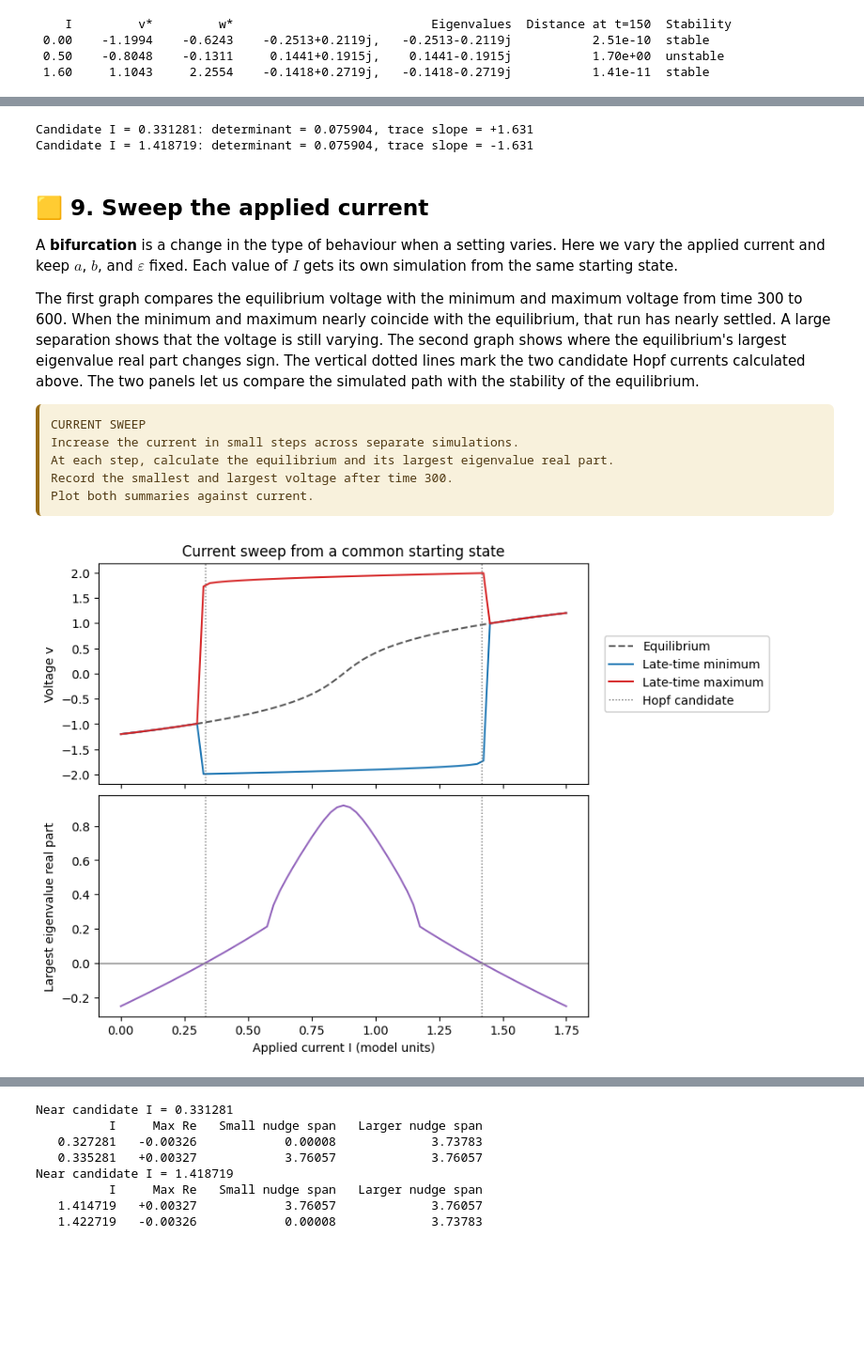
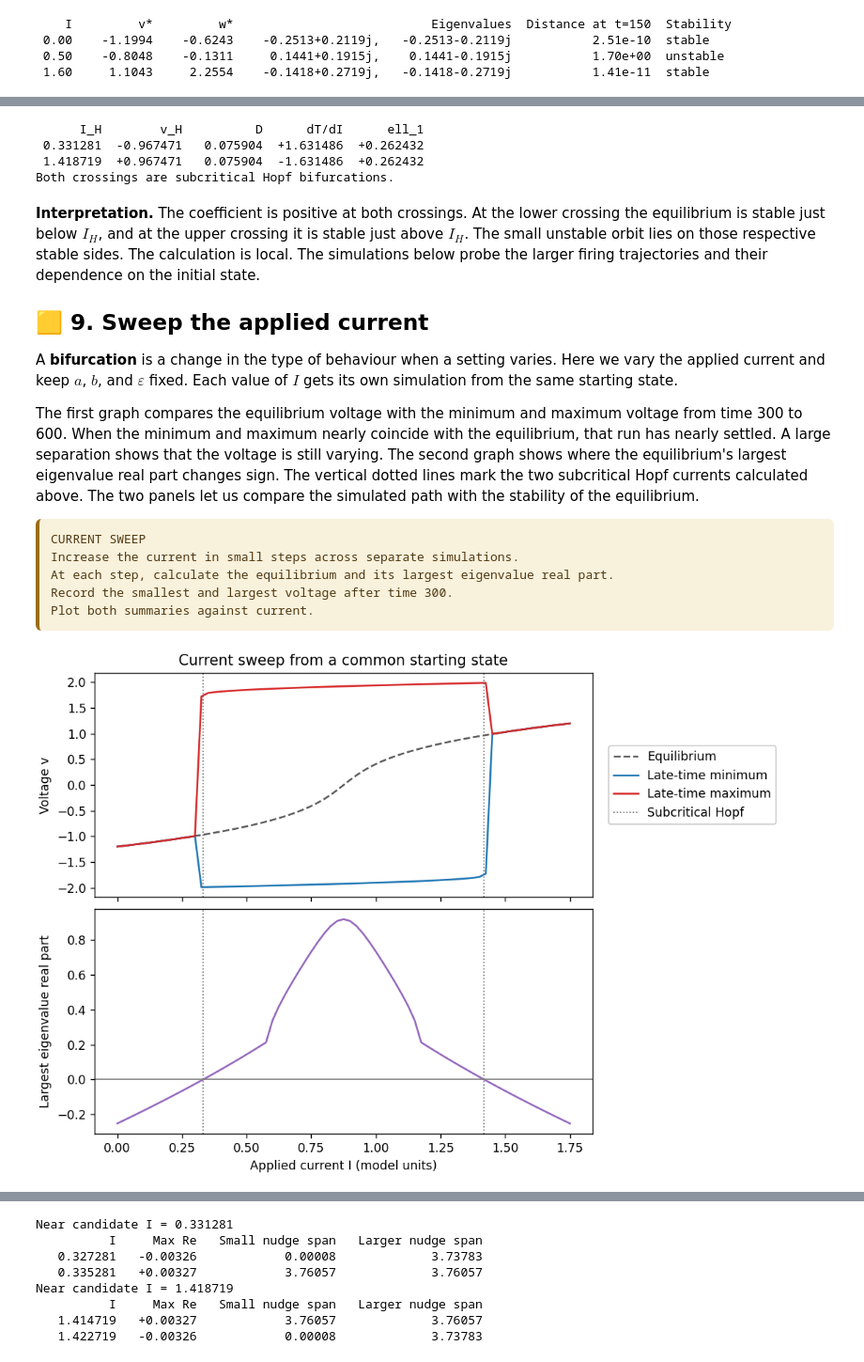
Before and after one commit to JaivinB/Mathematical-Modelling-Group-Project-MAC-F314, a Jupyter notebook: fhn_project.ipynb, the cells around one changed output, grey strips where cells are left out. Shown at 94% size. Cells and saved outputs as stored; diff of their text form; code cells hidden in the pictures; blank space fills up the shorter version.

```diff
--- a/fhn_project.ipynb
+++ b/fhn_project.ipynb
@@ -343,8 +384,8 @@ hopf_magnitude = (1 - epsilon * b)**0.5
 offset = 0.004
 hopf_currents = []
 
+print(f"{'I_H':>9} {'v_H':>10} {'D':>10} {'dT/dI':>10} {'ell_1':>10}")
 for v_h in (-hopf_magnitude, hopf_magnitude):
-    # Read I from the voltage nullcline at the candidate equilibrium.
     current_h = (v_h + a) / b - v_h + v_h**3 / 3
     trace, determinant = trace_and_determinant(v_h)
     trace_slope = -2 * b * v_h / (b * v_h**2 + 1 - b)
@@ -353,17 +394,37 @@ for v_h in (-hopf_magnitude, hopf_magnitude):
     assert abs(trace) < 1e-12 and determinant > 0
     assert trace_slope != 0 and left_rate * right_rate < 0
 
-    print(f"Candidate I = {current_h:.6f}: determinant = {determinant:.6f}, trace slope = {trace_slope:+.3f}")
+    # Compute the coefficient from the derivatives, then check the simplified form.
+    omega = determinant**0.5
+    p = epsilon * b
+    f_xx = -2 * v_h / omega
+    f_xxx = -2 / omega
+    g_xx = 2 * p * v_h / omega**2
+    lyapunov = (f_xxx - f_xx * g_xx) / 16
+    closed_form = epsilon * (2 * b - 1 - epsilon * b**2) / (8 * omega**3)
+    assert abs(lyapunov - closed_form) < 1e-12
+    assert lyapunov > 0
+
     hopf_currents.append(current_h)
+    print(f"{current_h:9.6f} {v_h:+10.6f} {determinant:10.6f} {trace_slope:+10.6f} {lyapunov:+10.6f}")
+
+assert largest_real_part(equilibrium(0.0)[0]) < 0
+assert largest_real_part(equilibrium(sum(hopf_currents) / 2)[0]) > 0
+assert largest_real_part(equilibrium(1.6)[0]) < 0
+print("Both crossings are subcritical Hopf bifurcations.")
 # %% [output]
-Candidate I = 0.331281: determinant = 0.075904, trace slope = +1.631
-Candidate I = 1.418719: determinant = 0.075904, trace slope = -1.631
+      I_H        v_H          D      dT/dI      ell_1
+ 0.331281  -0.967471   0.075904  +1.631486  +0.262432
+ 1.418719  +0.967471   0.075904  -1.631486  +0.262432
+Both crossings are subcritical Hopf bifurcations.
 # %% [markdown]
+**Interpretation.** The coefficient is positive at both crossings. At the lower crossing the equilibrium is stable just below $I_H$, and at the upper crossing it is stable just above $I_H$. The small unstable orbit lies on those respective stable sides. The calculation is local. The simulations below probe the larger firing trajectories and their dependence on the initial state.
+
 ## 🟨 9. Sweep the applied current
 
 A **bifurcation** is a change in the type of behaviour when a setting varies. Here we vary the applied current and keep $a$, $b$, and $\varepsilon$ fixed. Each value of $I$ gets its own simulation from the same starting state.
 
-The first graph compares the equilibrium voltage with the minimum and maximum voltage from time 300 to 600. When the minimum and maximum nearly coincide with the equilibrium, that run has nearly settled. A large separation shows that the voltage is still varying. The second graph shows where the equilibrium's largest eigenvalue real part changes sign. The vertical dotted lines mark the two candidate Hopf currents calculated above. The two panels let us compare the simulated path with the stability of the equilibrium.
+The first graph compares the equilibrium voltage with the minimum and maximum voltage from time 300 to 600. When the minimum and maximum nearly coincide with the equilibrium, that run has nearly settled. A large separation shows that the voltage is still varying. The second graph shows where the equilibrium's largest eigenvalue real part changes sign. The vertical dotted lines mark the two subcritical Hopf currents calculated above. The two panels let us compare the simulated path with the stability of the equilibrium.
 
 <pre style="background-color: #F8F1DC; color: #4F3811; padding: 12px; border-left: 4px solid #9A6D17;"><code>CURRENT SWEEP
 Increase the current in small steps across separate simulations.
@@ -375,35 +436,35 @@ currents = [step / 40 for step in range(71)]
 late_times = [0.0] + [300 + step / 5 for step in range(1501)]
 equilibrium_voltages, real_parts = [], []
 minimum_voltages, maximum_voltages = [], []
 
 for current in currents:
     v_star, _ = equilibrium(current)
     equilibrium_voltages.append(v_star)
     real_parts.append(largest_real_part(v_star))
     # Keep time zero for the initial state, then take extrema only in the late window.
     late_voltage = simulate(near_rest, current, late_times)[0, 1:]
     minimum_voltages.append(late_voltage.min())
     maximum_voltages.append(late_voltage.max())
 
 sweep_figure, sweep_axes = plt.subplots(2, 1, figsize=(8.5, 6.0), sharex=True, layout="constrained")
 voltage_ax, stability_ax = sweep_axes
 voltage_ax.plot(currents, equilibrium_voltages, color="0.35", linestyle="--", label="Equilibrium")
 voltage_ax.plot(currents, minimum_voltages, color="tab:blue", label="Late-time minimum")
 voltage_ax.plot(currents, maximum_voltages, color="tab:red", label="Late-time maximum")
 voltage_ax.set(title="Current sweep from a common starting state", ylabel="Voltage v")
 for ax in sweep_axes:
     for index, current_h in enumerate(hopf_currents):
         # Label the two lines once so the legend has a single entry.
-        label = "Hopf candidate" if index == 0 else None
+        label = "Subcritical Hopf" if index == 0 else None
         ax.axvline(current_h, color="0.4", linestyle=":", linewidth=1, label=label)
 voltage_ax.legend(framealpha=1, loc="center left", bbox_to_anchor=(1.02, 0.5))
 
 stability_ax.plot(currents, real_parts, color="tab:purple")
 stability_ax.axhline(0, color="0.5", linewidth=1)
 stability_ax.set(xlabel="Applied current I (model units)", ylabel="Largest eigenvalue real part")
 plt.show()
 # %% [output]
-[figure, old version]
+[figure, new version]
 # %% [markdown]
 ### Compare starting states near the crossings
 
```
Also changed, not shown: parts of 3 cells of this notebook, 12 other files.
